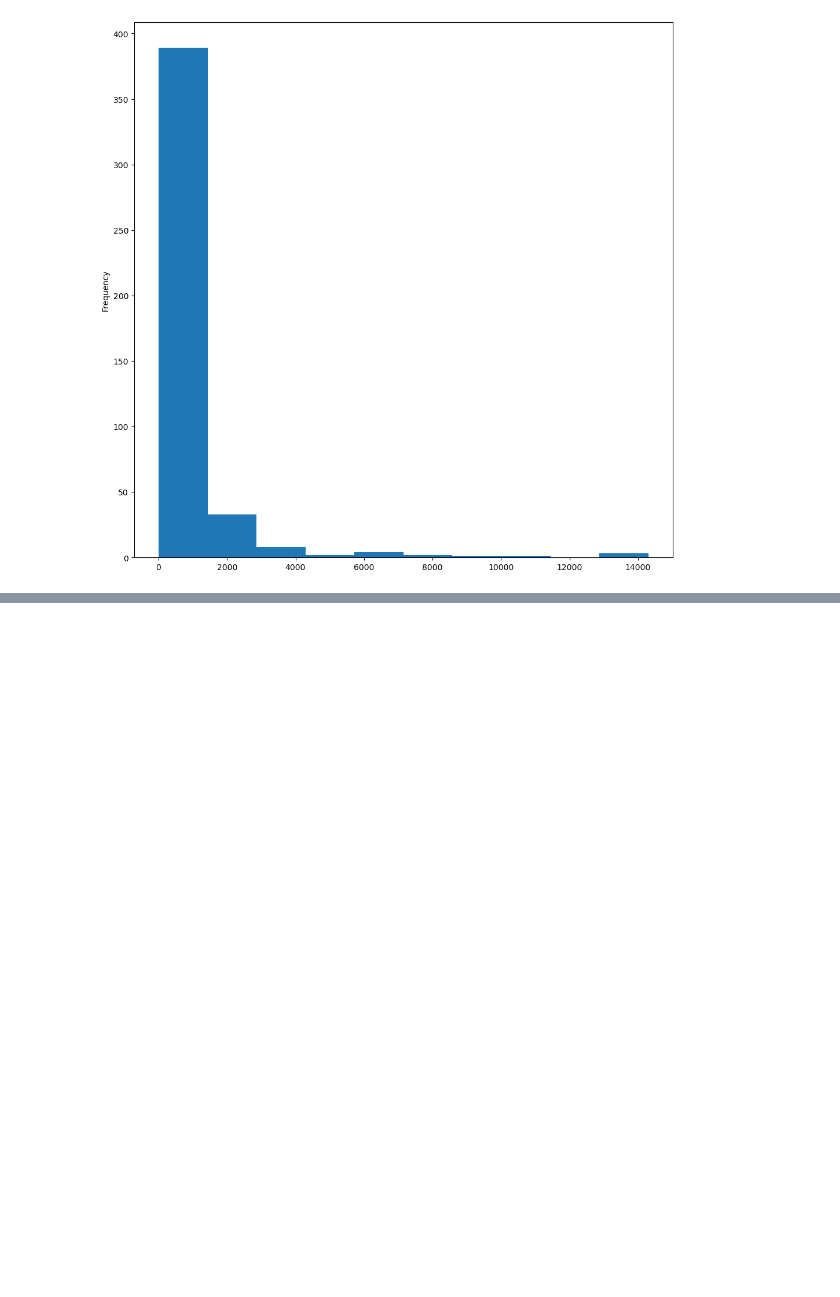
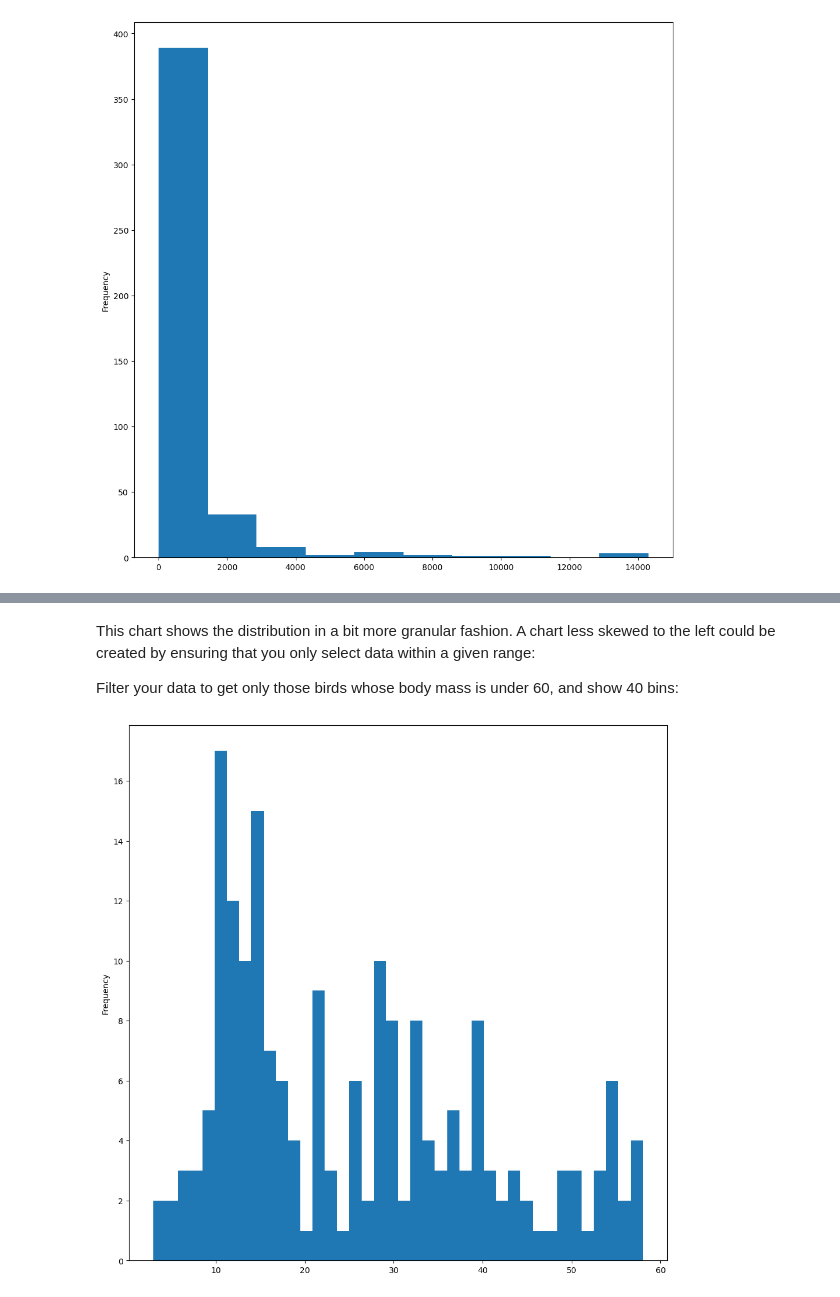
Before and after one commit to lukmanaj/ArewaDS-Machine-Learning-Assignments, a Jupyter notebook: week_03/2_visualizing_distributions.ipynb, the cells around one changed output, grey strips where cells are left out. Drawn from its saved outputs; the diff is of its cells as text; code cells hidden in the pictures; blank space fills up the shorter version.

```diff
--- a/week_03/2_visualizing_distributions.ipynb
+++ b/week_03/2_visualizing_distributions.ipynb
@@ -35,0 +45,11 @@ plt.show()
+# %% [markdown]
+This chart shows the distribution in a bit more granular fashion. A chart less skewed to the left could be created by ensuring that you only select data within a given range:
+
+
+Filter your data to get only those birds whose body mass is under 60, and show 40 bins:
+# %%
+filteredBirds = birds[(birds['MaxBodyMass'] > 1) & (birds['MaxBodyMass'] < 60)]
+filteredBirds['MaxBodyMass'].plot(kind='hist',bins=40,figsize=(12,12))
+plt.show()
+# %% [output]
+[figure, added]
```
Also changed, not shown: parts of 6 cells of this notebook.
